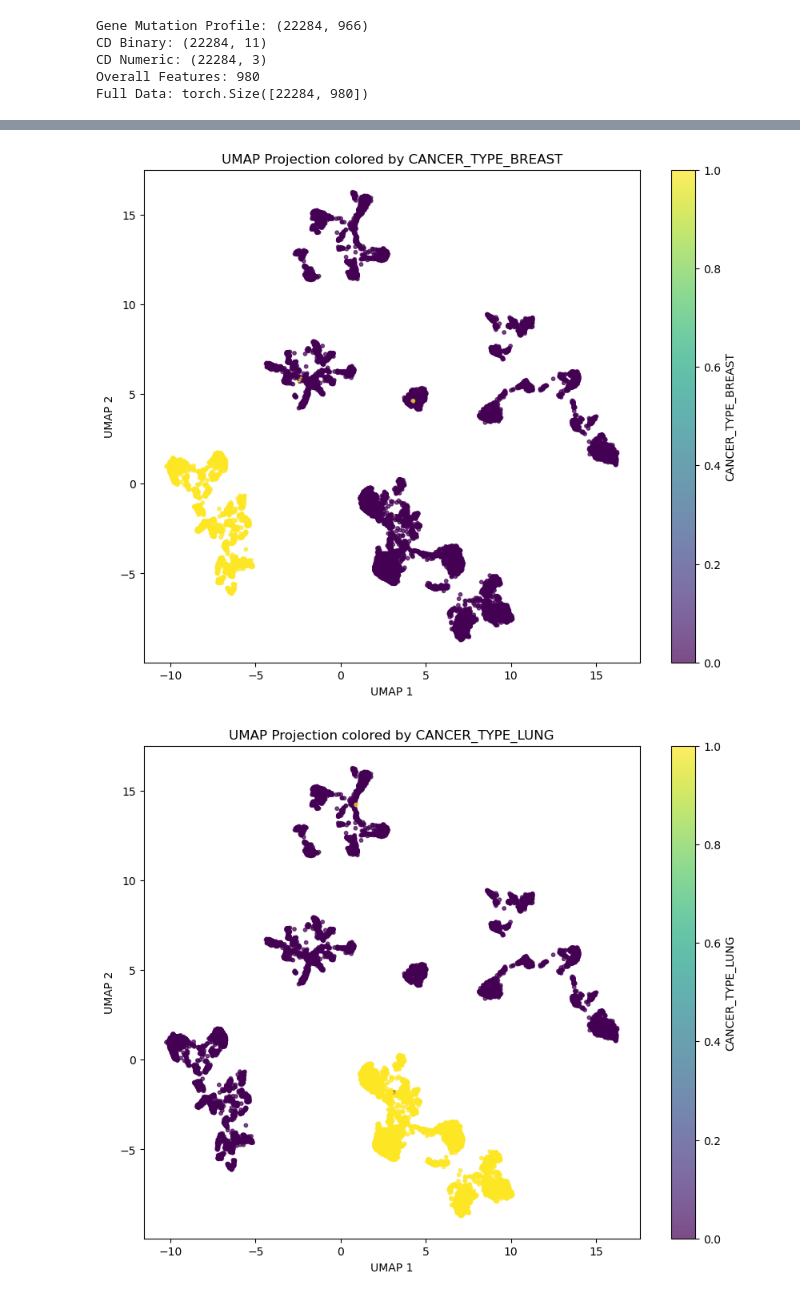
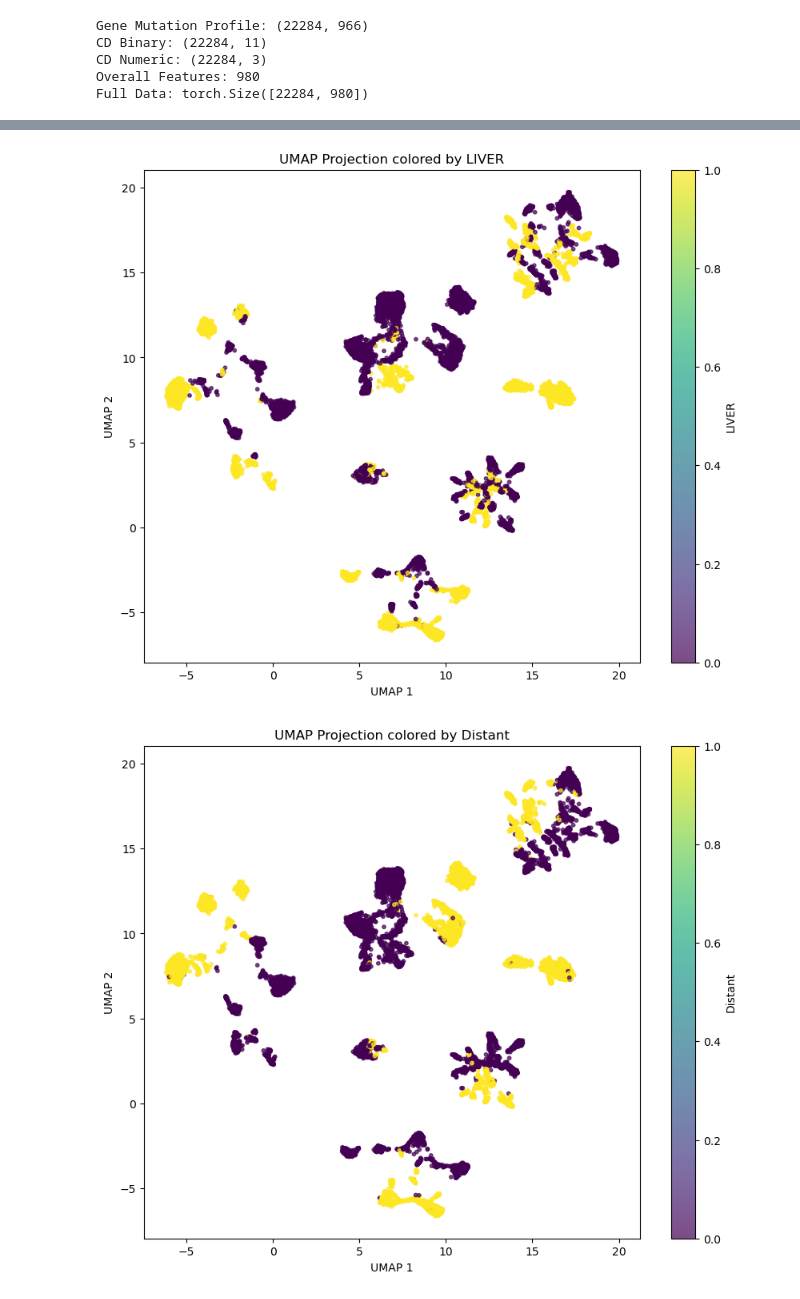
Before and after one commit to Lyce24/DLG_Final_Project, a Jupyter notebook: autoencoder_pipeline.ipynb, the cells around one changed output, grey strips where cells are left out. Saved outputs shown, nothing was run; the diff lists cells and outputs as text; code cells hidden in the pictures.

```diff
--- a/autoencoder_pipeline.ipynb
+++ b/autoencoder_pipeline.ipynb
@@ -67,13 +66,15 @@ train_loader, val_loader = create_dataset(
 # %%
-ae_type = "mcaae" # Choose between "msaae" "mcaae" or "gmp"
+ae_type = "mm" # 'mm' for multimodal, 'combined' for GMP + CD autoencoder, 'gmp' for gene mutation profile only
 training_method = 'normal'  # Loss function for autoencoder (can be 'normal', 'masked', or 'denoising')
-backbone = "self_attn" # 'mlp', 'residual', 'attn', 'attn_v2', 'self_attn'
+backbone = "self_attn" # 'mlp', 'self_attn'
 
 latent_dim = 256
-hidden_dim = 256
+hidden_dim = 512
 num_layers = 2  # Number of layers for the backbone (if applicable)
 dropout = 0.3  # Dropout rate for the backbone (if applicable)
 num_heads = 4  # Number of attention heads for the backbone (if applicable)
+
+prediction = False
 
 ae_save_path = None
 patient_rep_save_path = None
@@ -82,28 +83,30 @@ fig_save_path = None
 test_results = None
 model_save_path = None
 
-if ae_type == "msaae":
+if ae_type == "combined":
     input_dim = GMP.shape[1] + CD_BINARY.shape[1] + CD_NUMERIC.shape[1]
 elif ae_type == "gmp":
     input_dim = GMP.shape[1]
 
-if ae_type == "mcaae":
-    model = MultimodalCrossAttentionAutoencoder(
+if ae_type == "mm":
+    model = MultimodalAutoencoder(
         input_dim_gmp=GMP.shape[1],
         input_dim_cd=CD_BINARY.shape[1] + CD_NUMERIC.shape[1],
         hidden_dim=hidden_dim,
         latent_dim=latent_dim,
+        backbone=backbone,
+        num_heads=num_heads,
+        dropout=dropout,
         gmp_num_layers=2,
         cd_num_layers=1,
-        dropout=dropout,
+        fusion_mode="cross_attention",  # "cross_attention" or "concat" or "gated"
         cross_attn_mode="shared",    # "stacked" or "shared"
         cross_attn_layers=2,
-        cd_encoder_mode="attention",   # "mlp" or "attention"
-        gmp_use_pos=True,
-        gmp_tokens=1
+        cd_encoder_mode=backbone,   # 'mlp', 'self_attn', or 'plain'.
+        prediction=prediction
     ).to(device)
 
-elif ae_type == "msaae" or ae_type == "gmp":
+elif ae_type == "combined" or ae_type == "gmp":
     model = Autoencoder(
         input_dim=input_dim,
         latent_dim=latent_dim,
@@ -113,15 +116,15 @@ elif ae_type == "msaae" or ae_type == "gmp":
         num_heads=num_heads,
         num_layers=num_layers,
         use_pos=True,
-        num_tokens=1
+        num_tokens=1,
+        prediction=prediction
     ).to(device)
 else:
-    raise ValueError("Invalid model type. Choose 'multimodal' or 'autoencoder'.")
+    raise ValueError("Invalid model type. Choose 'mm' or 'all' or 'gmp'.")
 # %%
 num_epochs = 70
 # 1e-2, 5e-3, 1e-3, 5e-4, 1e-4
 learning_rate = 5e-4
-alpha = 0.4
 l2_lambda = 1e-4
 mask_ratio = 0.3  # Ratio of input features to mask (for masked autoencoder)
 noise_std = 0.1  # Standard deviation of Gaussian noise (for denoising autoencoder)
@@ -144,7 +147,8 @@ train_losses, val_losses, best_model = training_loop(
         noise_std = noise_std,
         noise_rate = noise_rate,
         ae_save_path = ae_save_path,
-        ae_losses_plot_path = ae_losses_plot_path
+        ae_losses_plot_path = ae_losses_plot_path,
+        verbose = True
 )
 
 latent_rep, latent_df = generate_patient_embeddings(
@@ -250,16 +255,16 @@ Convergence Delta: -0.004105445733733948
 # %%
 # targets = ['highest_stage_recorded','CNS_BRAIN','LIVER','LUNG','Regional','Distant','CANCER_TYPE_BREAST','CANCER_TYPE_LUNG','CANCER_TYPE_COLON','CANCER_TYPE_PANCREAS','CANCER_TYPE_PROSTATE']
-targets = ['CANCER_TYPE_BREAST','CANCER_TYPE_LUNG','CANCER_TYPE_COLON','CANCER_TYPE_PANCREAS','CANCER_TYPE_PROSTATE']
+targets = ['LIVER', 'Distant', 'CANCER_TYPE_BREAST','CANCER_TYPE_LUNG','CANCER_TYPE_COLON','CANCER_TYPE_PANCREAS','CANCER_TYPE_PROSTATE']
 
 # Get highest stage recorded; convert to float32 for PyTorch
 y = df[targets].values.astype(np.float32)
 
 plot_umap_by_targets(
     latent_rep,
     y,
     targets,
     save_path_prefix=None
 )
 # %% [output]
-[figure, old version]
+[figure, new version]
-[figure, old version]
+[figure, new version]
```
Also changed, not shown: parts of 6 cells of this notebook, 4 other files.
